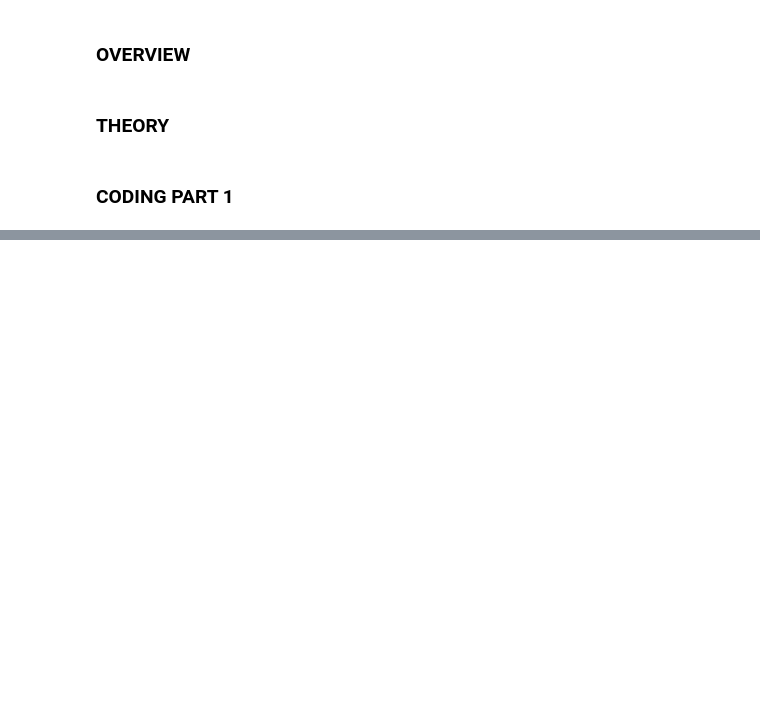
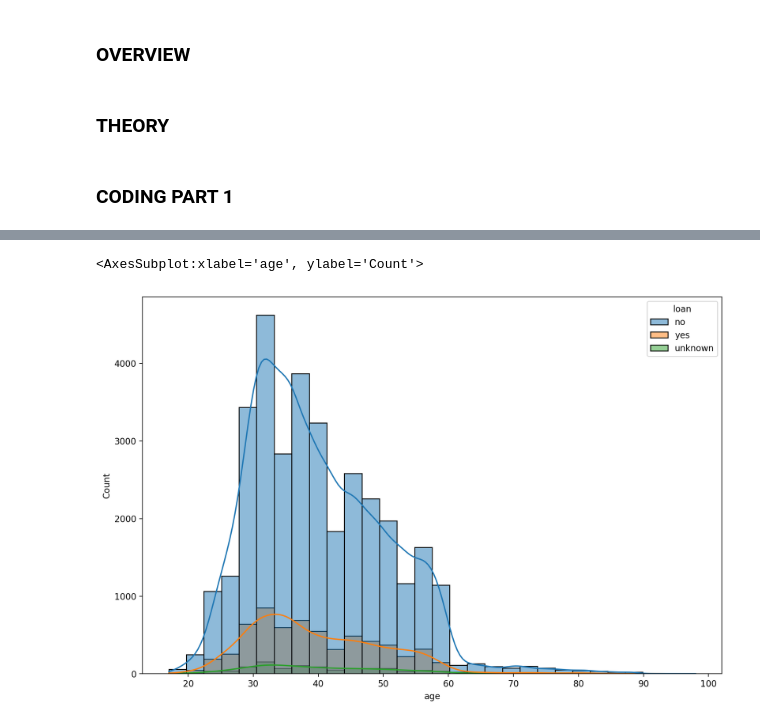
Before and after one commit to NabeelGhazali/machine-learning-notes, a Jupyter notebook: 9. K-Means Clustering/K-Means Clustering.ipynb, the cells around one changed output, grey strips where cells are left out. Saved outputs shown, nothing was run; the diff lists cells and outputs as text; code cells hidden in the pictures; blank space fills up the shorter version.

```diff
--- a/9. K-Means Clustering/K-Means Clustering.ipynb
+++ b/9. K-Means Clustering/K-Means Clustering.ipynb
@@ -43,5 +43,7 @@ import numpy as np
 import pandas as pd
 import matplotlib.pyplot as plt
 import seaborn as sns
+# %%
+df = pd.read_csv('bank-full.csv')
 # %%
-df =
+df.head()
@@ -47,0 +90,6 @@ df =
+# %%
+plt.figure(figsize=(12,8), dpi=200)
+sns.histplot(data=df, x='age', bins=30, kde=True, hue='loan')
+# %% [output]
+<AxesSubplot:xlabel='age', ylabel='Count'>
+[figure, added]
```
Also changed, not shown: parts of 26 cells of this notebook.
